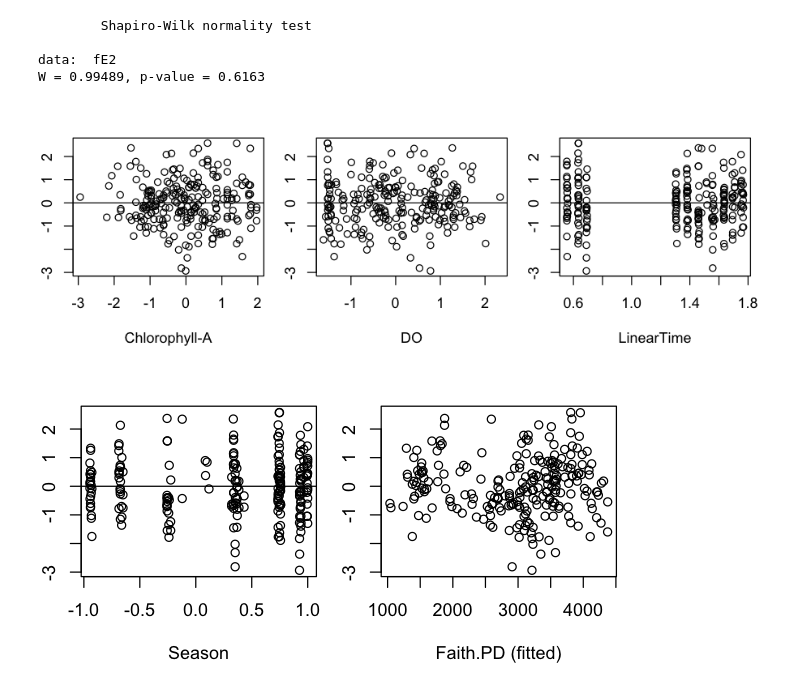
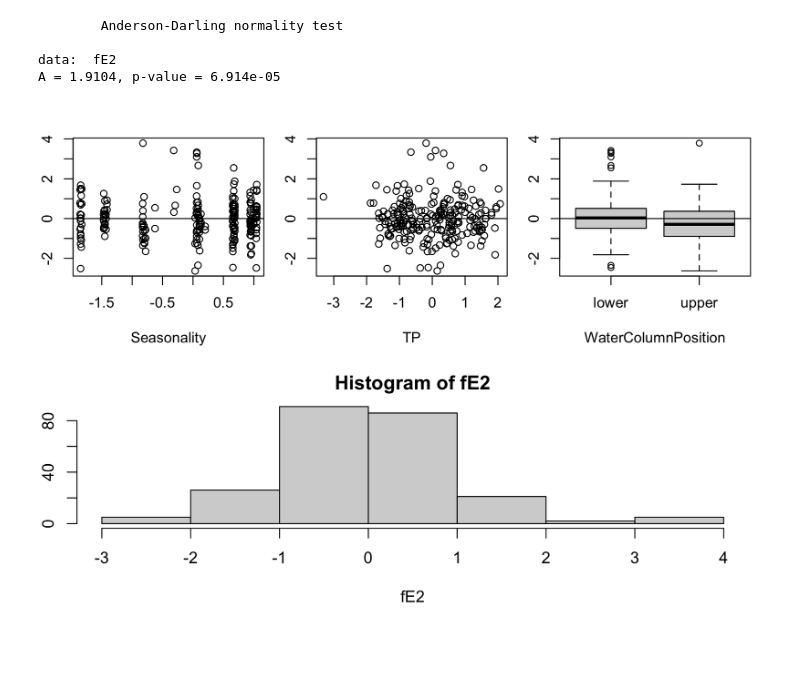
Before and after one commit to karoraw1/ChesapeakeMicrobiome, a Jupyter notebook: scripts/4_AlphaDiversity.ipynb, the cells around one changed output. Saved outputs shown, nothing was run; the diff lists cells and outputs as text; code cells hidden in the pictures; blank space fills up the shorter version.

```diff
--- a/scripts/4_AlphaDiversity.ipynb
+++ b/scripts/4_AlphaDiversity.ipynb
@@ -701,12 +1023,16 @@ FaithsPD ~ 1
 # %%
-fM1 <- lm(FaithsPD ~ FallPeak + DO + CHLA, data = pred_resp_f)
-fM2 <- lm(FaithsPD ~ FallPeak + DO + CHLA + SALINITY, data = pred_resp_f)
-fM3 <- lm(FaithsPD ~ FallPeak + DO + CHLA + LinearTime, data = pred_resp_f)
+library(caret)
+fM1 <- lm(FaithsPD ~ Discharge_Susquehanna.15 + WaterColumnPosition + TP, data = pred_resp_f)
+fM2 <- lm(FaithsPD ~ Discharge_Susquehanna.15:WaterColumnPosition + TP, data = pred_resp_f)
+fM3 <- lm(FaithsPD ~ Discharge_Susquehanna.15 + TP:WaterColumnPosition, data = pred_resp_f)
 anova(fM1, fM2, fM3)
 postResample(pred=predict(fM1), obs=pred_resp_f$FaithsPD)
 postResample(pred=predict(fM2), obs=pred_resp_f$FaithsPD)
 postResample(pred=predict(fM3), obs=pred_resp_f$FaithsPD)
-anova(fM3)
-summary(fM3)
-vif(fM3)
+#anova(fM3)
+#summary(fM3)
+#vif(fM3)
+pred_resp_f2 = cbind.data.frame(pred_resp_f, envdata_pre[,'cruise_id'])
+colnames(pred_resp_f2)[colnames(pred_resp_f2) == 'envdata_pre[, "cruise_id"]'] = 'cruise.id'
+colnames(pred_resp_f2)
 # %% [output]
@@ -839,5 +1166,5 @@ s(LinearTime).5 s(LinearTime).6 s(LinearTime).7 s(LinearTime).8 s(LinearTime).9
 # %%
-options(repr.plot.width=6, repr.plot.height=6)
-op <- par(mfrow = c(2, 2))
-plot(fA2,residuals=TRUE,pch=19,cex=.3,scale=0)
+options(repr.plot.width=6, repr.plot.height=6, repr.plot.res = 250)
+#op <- par(mfrow = c(2, 2))
+plot(fA2, residuals=TRUE, pch=19, cex=.3, scale=0)
 # %% [output]
@@ -845,32 +1172,25 @@ plot(fA2,residuals=TRUE,pch=19,cex=.3,scale=0)
 # %%
-
 options(repr.plot.width=7.5, repr.plot.height=2.5)
 par(mfrow = c(1, 3), mar=c(4,2,2,1), cex=0.9)
 fE2 <- scale(resid(fM3))
 Fit.fA2 <- fitted(fM3)
-shapiro.test(fE2)
-plot(y = fE2, x = pred_resp_f[,'CHLA'], xlab = "Chlorophyll-A", ylab = "Residuals")
+ad.test(fE2)
+plot(y = fE2, x = pred_resp_f[,'FallPeak'], xlab = "Seasonality", ylab = "Residuals")
 abline(0,0)
-plot(fE2 ~ pred_resp_f[,'DO'], xlab = "DO", ylab = "Residuals")
+plot(fE2 ~ pred_resp_f[,'TP'], xlab = "TP", ylab = "Residuals")
 abline(0, 0)
-plot(fE2 ~ pred_resp_f[,'LinearTime'], xlab = "LinearTime", ylab = "Residuals")
+boxplot(fE2 ~ pred_resp_f[,'WaterColumnPosition'], xlab = "WaterColumnPosition", ylab = "Residuals")
 abline(0, 0)
 par(op)
 
-options(repr.plot.width=5, repr.plot.height=2.5)
-par(mfrow = c(1, 2), mar=c(4,2,2,1), cex=0.9)
-plot(fE2 ~ pred_resp_f[,'FallPeak'], xlab = "Season", ylab = "Residuals")
-abline(0, 0)
-plot(fE2 ~ Fit.fA2, xlab = "Faith.PD (fitted)", ylab = "Residuals")
-abline(1, 1)
-par(op)
+hist(fE2)
 # %% [output]
-        Shapiro-Wilk normality test
+        Anderson-Darling normality test
 
 data:  fE2
-W = 0.99489, p-value = 0.6163
+A = 1.9104, p-value = 6.914e-05
-[figure, old version]
+[figure, new version]
-[figure, old version]
+[figure, new version]
 # %%
 options(repr.plot.width=6, repr.plot.height=6)
 par(mar = c(2, 2, 2, 2))
```
Also changed, not shown: parts of 38 cells of this notebook, 31 other files.
